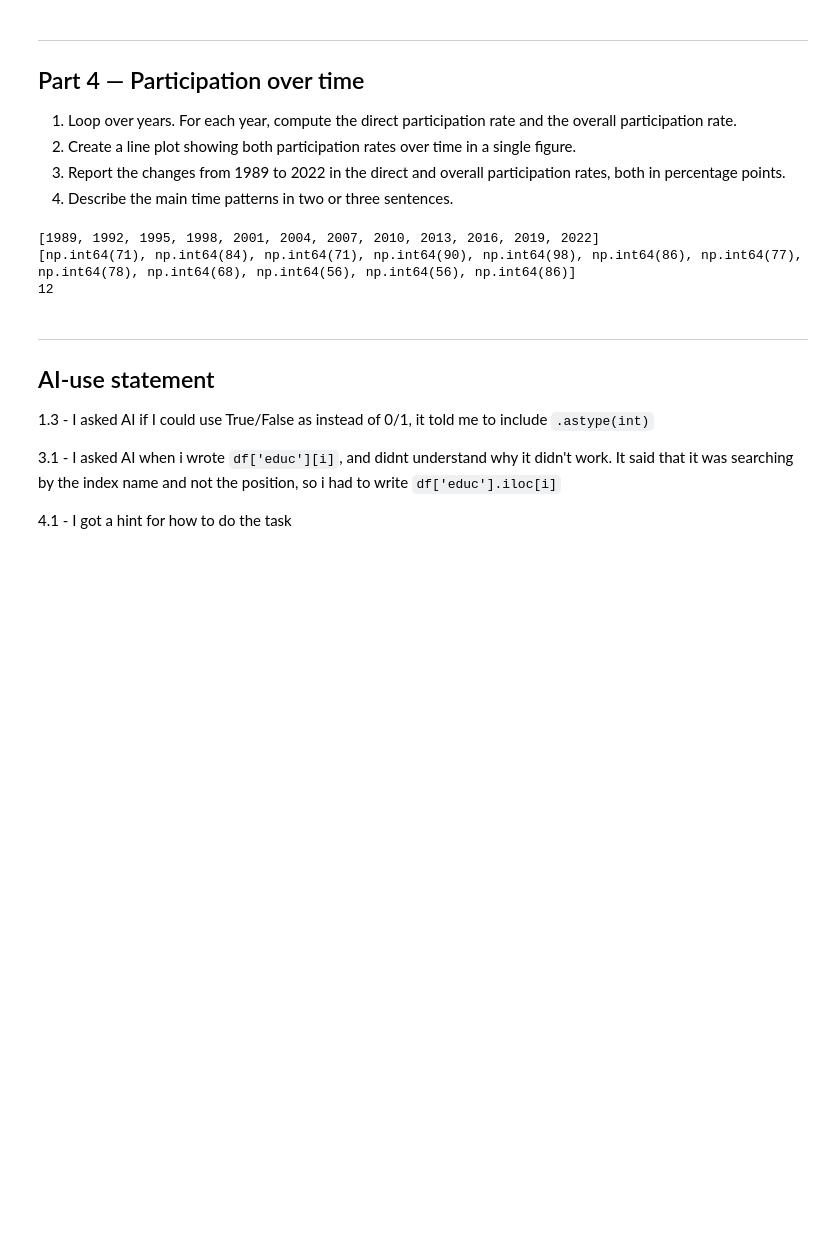
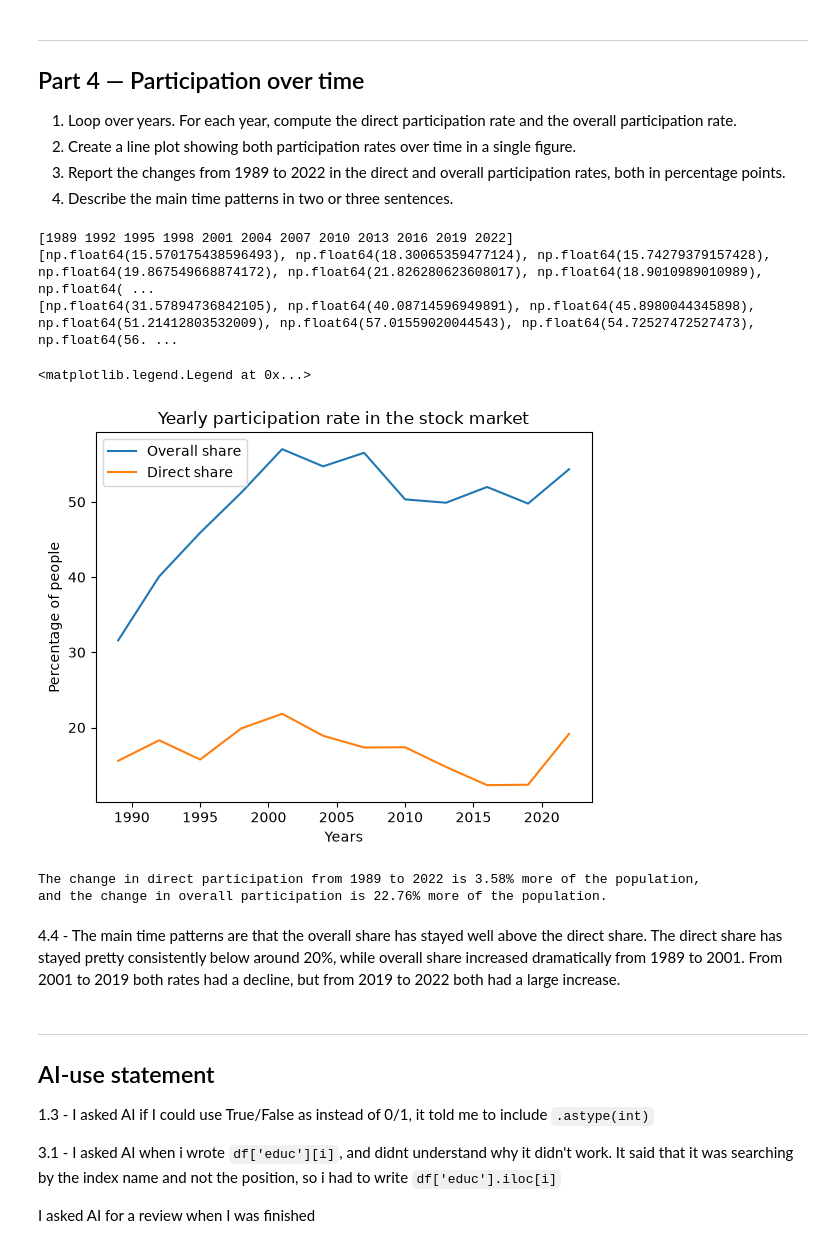
Before and after one commit to FilipThue/TECH2-H26-assignment3, a Jupyter notebook: assignment3.ipynb, the cells around one changed output. Cells and saved outputs as stored; diff of their text form; code cells hidden in the pictures; blank space fills up the shorter version.

Commit message:
Add finished tasks, before review

```diff
--- a/assignment3.ipynb
+++ b/assignment3.ipynb
@@ -250,27 +250,45 @@ What we can see from the data is that the more educated people are, the more lik
    rates, both in percentage points.
 4. Describe the main time patterns in two or three sentences.
 # %%
-year_lst = []
-subjects_per_year = []
-direct_participation_per_y = []
-overall_participation_per_y = []
-for i, year in enumerate(df['year']):
-    if year not in year_lst:
-        direct_participation_per_y.append(0)
-        overall_participation_per_y.append(0)
-        year_lst.append(year)
-        subjects_per_year.append(0)
-    subjects_per_year[-1] += 1
-    direct_participation_per_y[-1] += df['direct'].iloc[i]
-    overall_participation_per_y[-1] += df['overall'].iloc[i]
+#4.1
+years = df['year'].unique()
+print(years)
 
-print(year_lst)
-print(direct_participation_per_y)
-print(subjects_per_year)
+masks = []
+for mask in years:
+    masks.append(df['year'] == mask)
+
+yearly_direct_pr = []
+yearly_overall_pr = []
+for i in range(len(masks)):
+    yearly_direct_pr.append(df[masks[i]]['direct'].mean()*100)
+    yearly_overall_pr.append(df[masks[i]]['overall'].mean()*100)
+
+print(yearly_direct_pr)
+print(yearly_overall_pr)
 # %% [output]
-[1989, 1992, 1995, 1998, 2001, 2004, 2007, 2010, 2013, 2016, 2019, 2022]
-[np.int64(71), np.int64(84), np.int64(71), np.int64(90), np.int64(98), np.int64(86), np.int64(77), np.int64(78), np.int64(68), np.int64(56), np.int64(56), np.int64(86)]
-12
+[1989 1992 1995 1998 2001 2004 2007 2010 2013 2016 2019 2022]
+[np.float64(15.570175438596493), np.float64(18.30065359477124), np.float64(15.74279379157428), np.float64(19.867549668874172), np.float64(21.826280623608017), np.float64(18.9010989010989), np.float64( ...
+[np.float64(31.57894736842105), np.float64(40.08714596949891), np.float64(45.8980044345898), np.float64(51.21412803532009), np.float64(57.01559020044543), np.float64(54.72527472527473), np.float64(56. ...
+# %%
+#4.2
+plt.plot(years, yearly_overall_pr, label = "Overall share")
+plt.plot(years, yearly_direct_pr, label = "Direct share")
+plt.title("Yearly participation rate in the stock market")
+plt.xlabel('Years')
+plt.ylabel('Percentage of people')
+plt.legend()
+# %% [output]
+<matplotlib.legend.Legend at 0x...>
+[figure, added]
+# %%
+#4.3
+print(f'The change in direct participation from 1989 to 2022 is {round(yearly_direct_pr[-1] - yearly_direct_pr[0], 2)} percentage points more of the population, \nand the change in overall participation is {round(yearly_overall_pr[-1] - yearly_overall_pr[0], 2)} percentage points more of the population.')
+# %% [output]
+The change in direct participation from 1989 to 2022 is 3.58% more of the population,
+and the change in overall participation is 22.76% more of the population.
+# %% [markdown]
+4.4 - The main time patterns are that the overall share has stayed well above the direct share. The direct share has stayed pretty consistently below around 20%, while overall share increased dramatically from 1989 to 2001. From 2001 to 2019 both rates had a decline, but from 2019 to 2022 both had a large increase.
 # %% [markdown]
 ***
 ## AI-use statement
@@ -279,4 +297,4 @@ print(subjects_per_year)
 
 3.1 - I asked AI when i wrote `df['educ'][i]`, and didnt understand why it didn't work. It said that it was searching by the index name and not the position, so i had to write `df['educ'].iloc[i]`
 
-4.1 - I got a hint for how to do the task
+I asked AI for a review when I was finished
```
